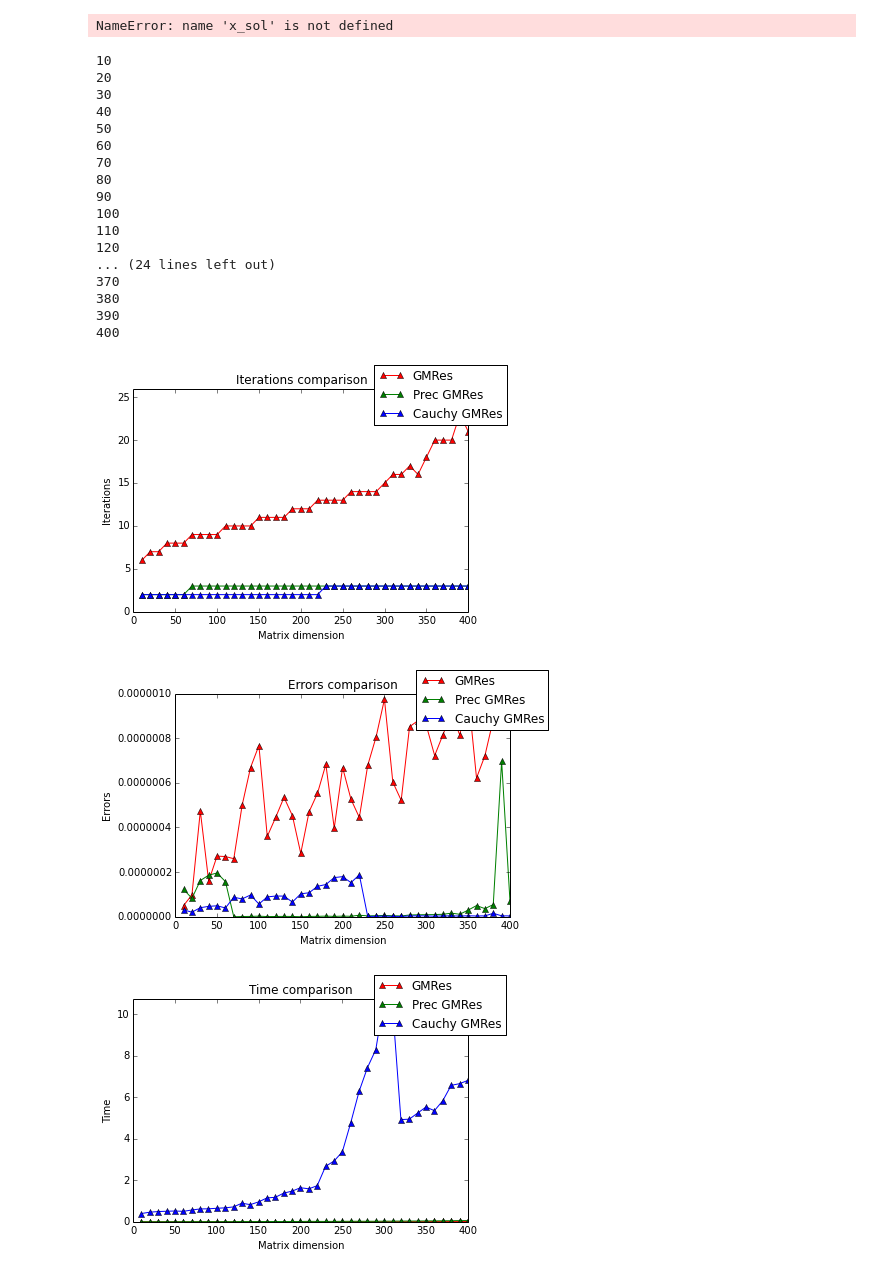
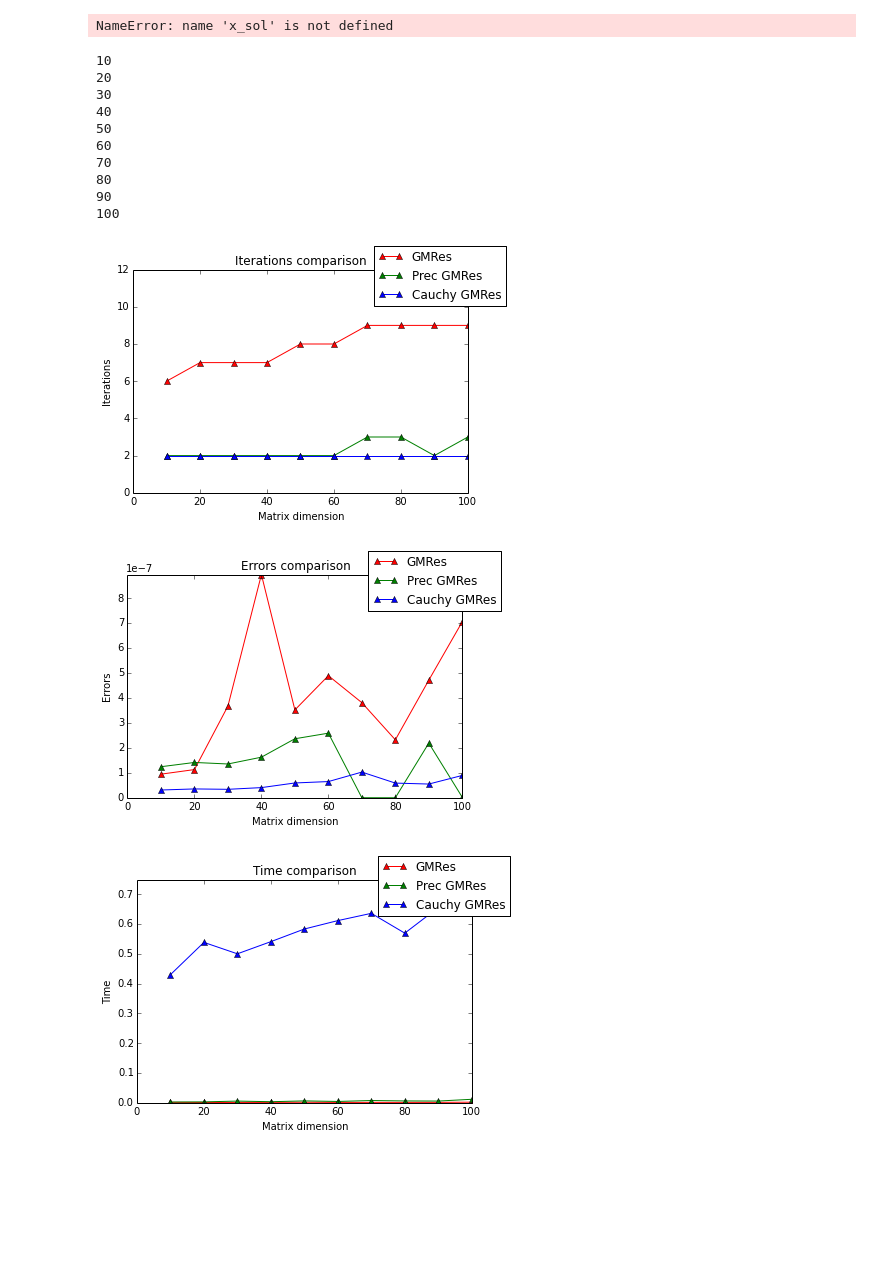
Before and after one commit to vansimonsen/Taller-CC, a Jupyter notebook: Preconditioner On GMRes.ipynb, the cells around one changed output. Cells and saved outputs as stored; diff of their text form; code cells hidden in the pictures; blank space fills up the shorter version.

```diff
--- a/Preconditioner On GMRes.ipynb
+++ b/Preconditioner On GMRes.ipynb
@@ -239,6 +239,7 @@ def graphics(n):
         er1.append(np.linalg.norm(np.dot(A,r1[0]) - b)/np.linalg.norm(b))
         er2.append(np.linalg.norm(np.dot(A,r2[0]) - b)/np.linalg.norm(b))
         er3.append(np.linalg.norm(np.dot(A,r3[0]) - b)/np.linalg.norm(b))
+        print i
 
 
     fig = plt.figure()
@@ -261,44 +262,37 @@ def graphics(n):
     fig.legend((l1, l2, l3), ('GMRes', 'Prec GMRes', 'Cauchy GMRes'), 'upper right')
     plt.xlabel('Matrix dimension')
     plt.ylabel('Errors')
     plt.title('Errors comparison')
     plt.show()
 
     fig = plt.figure()
     ax = fig.add_subplot(111)
     l1, l2, l3 = ax.plot(x, t1, 'r-^', x,t2, 'g-^', x, t3,'b-^')
     ax.set_xlim(0, n)
     ax.set_ylim(0, np.max(t3))
     fig.legend((l1, l2, l3), ('GMRes', 'Prec GMRes', 'Cauchy GMRes'), 'upper right')
     plt.xlabel('Matrix dimension')
     plt.ylabel('Time')
     plt.title('Time comparison')
     plt.show()
 
     return
 
-graphics(400)
+graphics(100)
 # %% [output]
 10
 20
 30
 40
 50
 60
 70
 80
 90
 100
-110
-120
-... (24 lines left out)
-370
-380
-390
-400
-[figure, old version]
+[figure, new version]
-[figure, old version]
+[figure, new version]
-[figure, old version]
+[figure, new version]
 # %%
 def graphics2(n):
     it_1 = []
```
Also changed, not shown: parts of 1 cell of this notebook.
